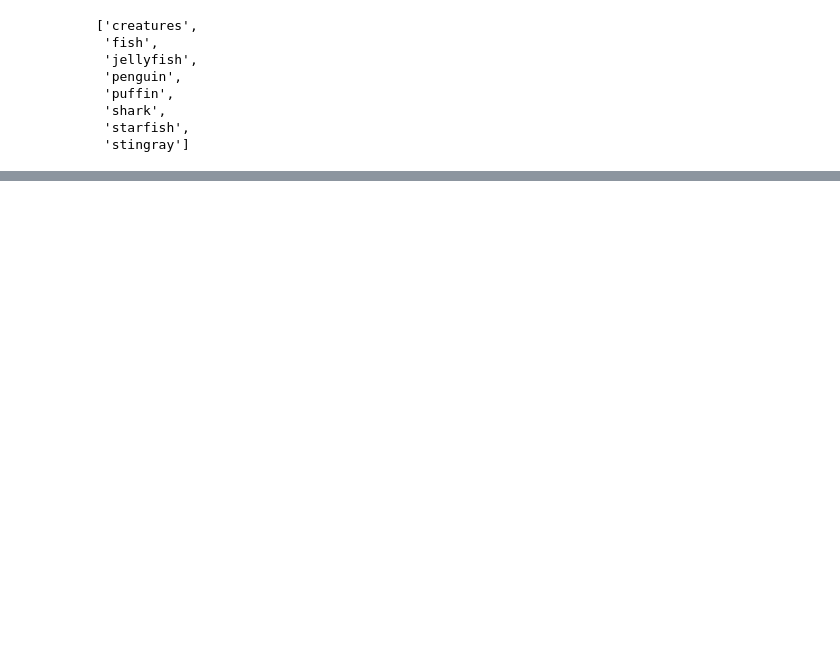
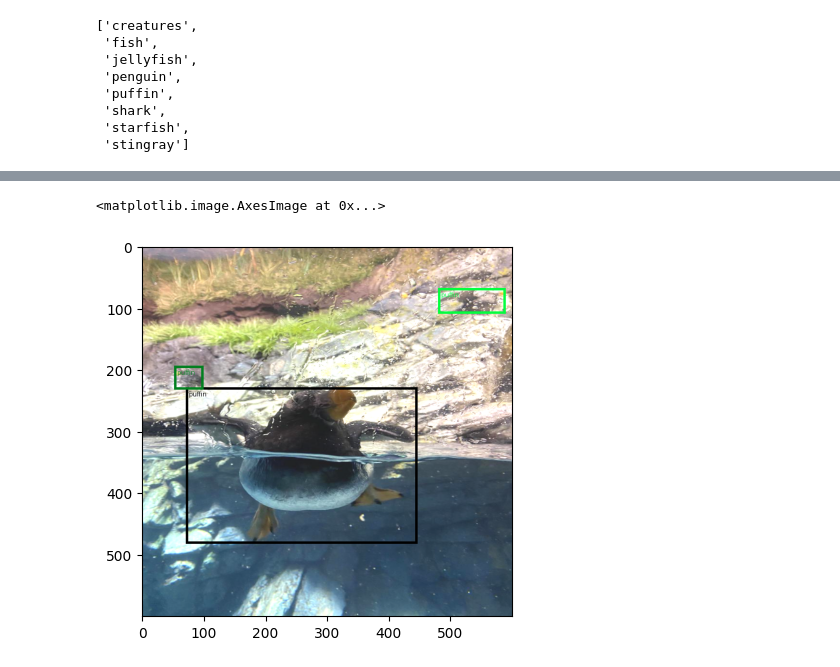
Before and after one commit to zzuupp/Object_Detection-Segmentation, a Jupyter notebook: pytorch-objdet/Pytorch_Object_Detection.ipynb, the cells around one changed output, grey strips where cells are left out. Saved outputs shown, nothing was run; the diff lists cells and outputs as text; code cells hidden in the pictures; blank space fills up the shorter version.

```diff
--- a/pytorch-objdet/Pytorch_Object_Detection.ipynb
+++ b/pytorch-objdet/Pytorch_Object_Detection.ipynb
@@ -104,8 +105,9 @@ class AquariumDetection(datasets.VisionDataset):
         """
 
         path = self.coco.loadImgs(id)[0]['file_name']
-        image = cv2.imread(os.path.join(self.rooot, self.split, path))
+        image = cv2.imread(os.path.join(self.root, self.split, path))
         image = cv2.cvtColor(image, cv2.COLOR_BGR2RGB)
+        return image
 
     def _load_target(self, id):
 
@@ -221,7 +223,7 @@ class AquariumDetection(datasets.VisionDataset):
         # PyTorch의 객체 탐지 모델들(Faster R-CNN, SSD, YOLO 등)은 라벨(label) 값을 정수형(LongTensor) 으로 기대
         # 즉, float(소수형)이나 bool 타입이면 학습 시 에러가 나요.
         targ['labels'] = torch.tensor([t['category_id'] for t in target], dtype = torch.int64)
-        targ['image_id'] = torch.tensor([t['image_id'] for i in target])
+        targ['image_id'] = torch.tensor([t['image_id'] for t in target])
         targ['area'] = (boxes[:,3] - boxes[:,1]) * (boxes[:,2] - boxes[:, 0])
 
         # iscrowd : 바운딩 박스가 개별 객체인지, 여러 객체가 뭉친 덩어리인지 (0: 일반 객체, 1 군집 객체)
@@ -292,3 +278,0 @@ stingray
-# %%
-for i in categories.items():
-    print(i)
@@ -303,0 +279,3 @@ for i in categories.items():
+# %%
+# train data
+train_dataset = AquariumDetection(root = dataset_path, transforms = get_transform(train = True))
@@ -303,0 +289,6 @@ for i in categories.items():
+# %%
+# 이미지 1개 임의로 설정.
+sample = train_dataset[2]
+
+# 첨고 : 안에 담겨 있는 정보 확인.
+sample
@@ -303,0 +313,15 @@ for i in categories.items():
+# %%
+# 이미지 확인.
+# 정규화(255)된 이미지 파일을 역정규화 하기. ( * 255)
+img_int = torch.tensor(sample[0] * 255, dtype = torch.uint8)
+
+# * draw_bounding_boxes() : 이미지(torch.Tensor 형태)일 때, 해당 이미지 위에 바운딩 박스를 그려주는 시각화.
+plt.imshow(
+    draw_bounding_boxes(
+                        img_int,
+                        sample[1]['boxes'],
+                         [classes[i] for i in sample[1]['labels']],
+                        width = 4).permute(1, 2, 0))
+# %% [output]
+<matplotlib.image.AxesImage at 0x...>
+[figure, added]
```
Also changed, not shown: parts of 9 cells of this notebook.
